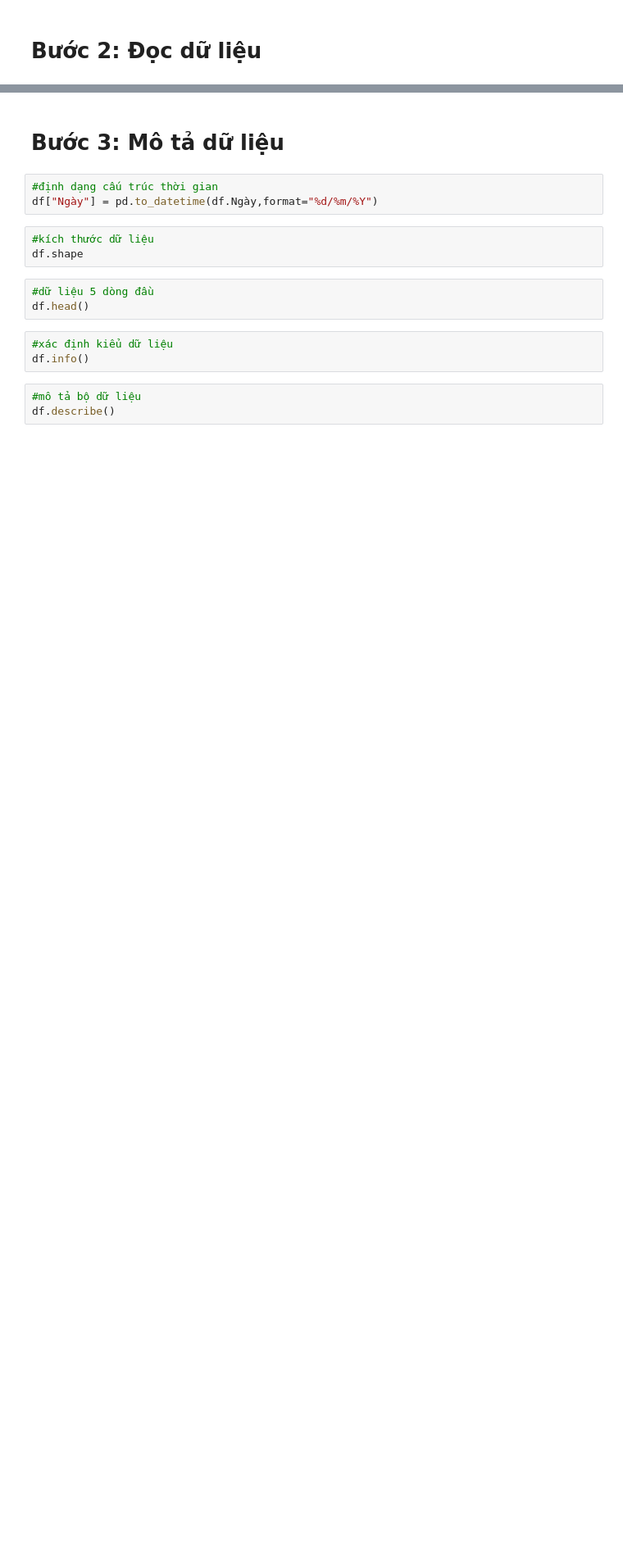
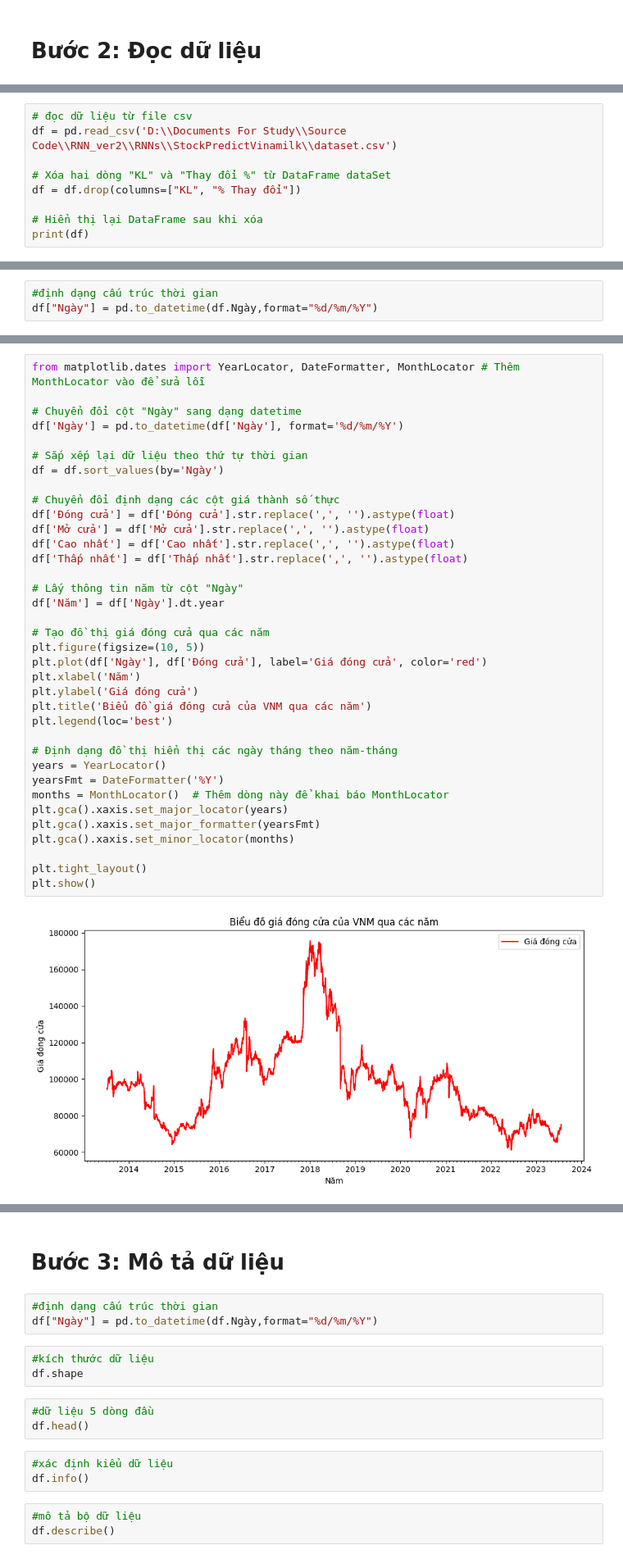
Before and after one commit to Recurrent-Neural-Network-group13/RNNs, a Jupyter notebook: StockPredictVinamilk/Test_RNN_Vinamilk_RNN.ipynb, the cells around one changed output, grey strips where cells are left out. Shown at 82% size. Saved outputs shown, nothing was run; the diff lists cells and outputs as text; blank space fills up the shorter version.

```diff
--- a/StockPredictVinamilk/Test_RNN_Vinamilk_RNN.ipynb
+++ b/StockPredictVinamilk/Test_RNN_Vinamilk_RNN.ipynb
@@ -35,0 +220,9 @@ print(df)
+# %%
+# đọc dữ liệu từ file csv
+df = pd.read_csv('D:\\Documents For Study\\Source Code\\RNN_ver2\\RNNs\\StockPredictVinamilk\\dataset.csv')
+
+# Xóa hai dòng "KL" và "Thay đổi %" từ DataFrame dataSet
+df = df.drop(columns=["KL", "% Thay đổi"])
+
+# Hiển thị lại DataFrame sau khi xóa
+print(df)
@@ -35,0 +246,3 @@ print(df)
+# %%
+#định dạng cấu trúc thời gian
+df["Ngày"] = pd.to_datetime(df.Ngày,format="%d/%m/%Y")
@@ -35,0 +294,38 @@ print(df)
+# %%
+from matplotlib.dates import YearLocator, DateFormatter, MonthLocator # Thêm MonthLocator vào để sửa lỗi
+
+# Chuyển đổi cột "Ngày" sang dạng datetime
+df['Ngày'] = pd.to_datetime(df['Ngày'], format='%d/%m/%Y')
+
+# Sắp xếp lại dữ liệu theo thứ tự thời gian
+df = df.sort_values(by='Ngày')
+
+# Chuyển đổi định dạng các cột giá thành số thực
+df['Đóng cửa'] = df['Đóng cửa'].str.replace(',', '').astype(float)
+df['Mở cửa'] = df['Mở cửa'].str.replace(',', '').astype(float)
+df['Cao nhất'] = df['Cao nhất'].str.replace(',', '').astype(float)
+df['Thấp nhất'] = df['Thấp nhất'].str.replace(',', '').astype(float)
+
+# Lấy thông tin năm từ cột "Ngày"
+df['Năm'] = df['Ngày'].dt.year
+
+# Tạo đồ thị giá đóng cửa qua các năm
+plt.figure(figsize=(10, 5))
+plt.plot(df['Ngày'], df['Đóng cửa'], label='Giá đóng cửa', color='red')
+plt.xlabel('Năm')
+plt.ylabel('Giá đóng cửa')
+plt.title('Biểu đồ giá đóng cửa của VNM qua các năm')
+plt.legend(loc='best')
+
+# Định dạng đồ thị hiển thị các ngày tháng theo năm-tháng
+years = YearLocator()
+yearsFmt = DateFormatter('%Y')
+months = MonthLocator()  # Thêm dòng này để khai báo MonthLocator
+plt.gca().xaxis.set_major_locator(years)
+plt.gca().xaxis.set_major_formatter(yearsFmt)
+plt.gca().xaxis.set_minor_locator(months)
+
+plt.tight_layout()
+plt.show()
+# %% [output]
+[figure, added]
```
Also changed, not shown: parts of 74 cells of this notebook, 2 other files.
